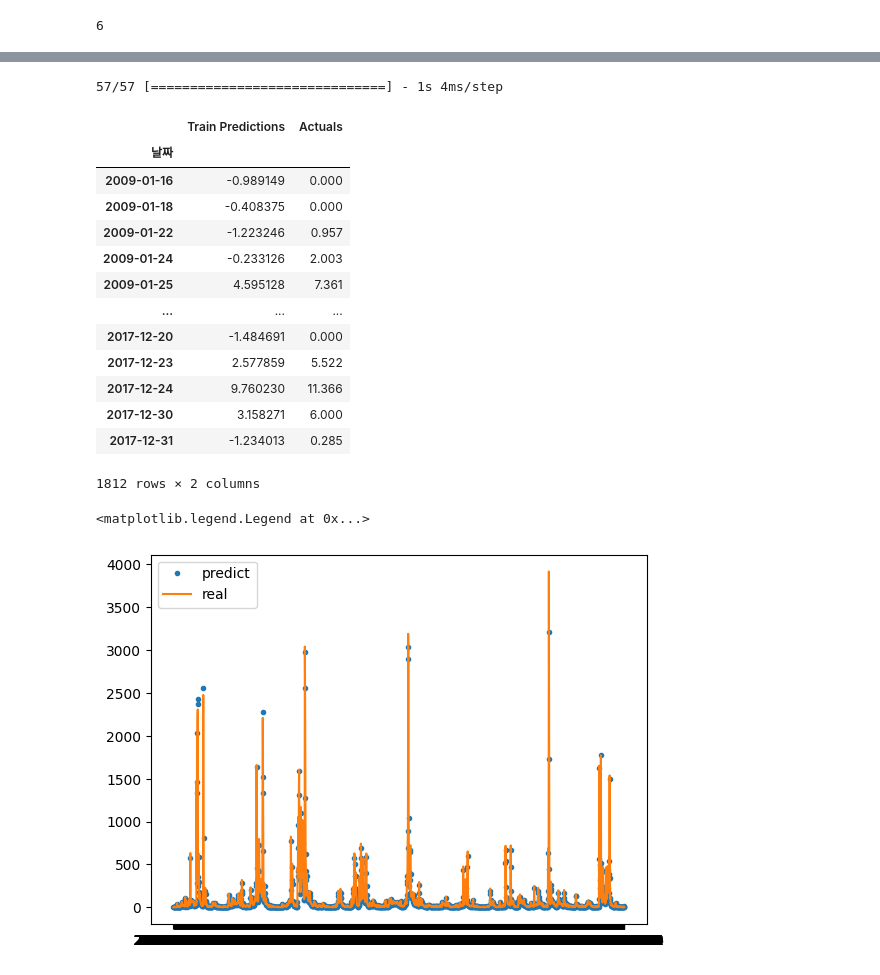
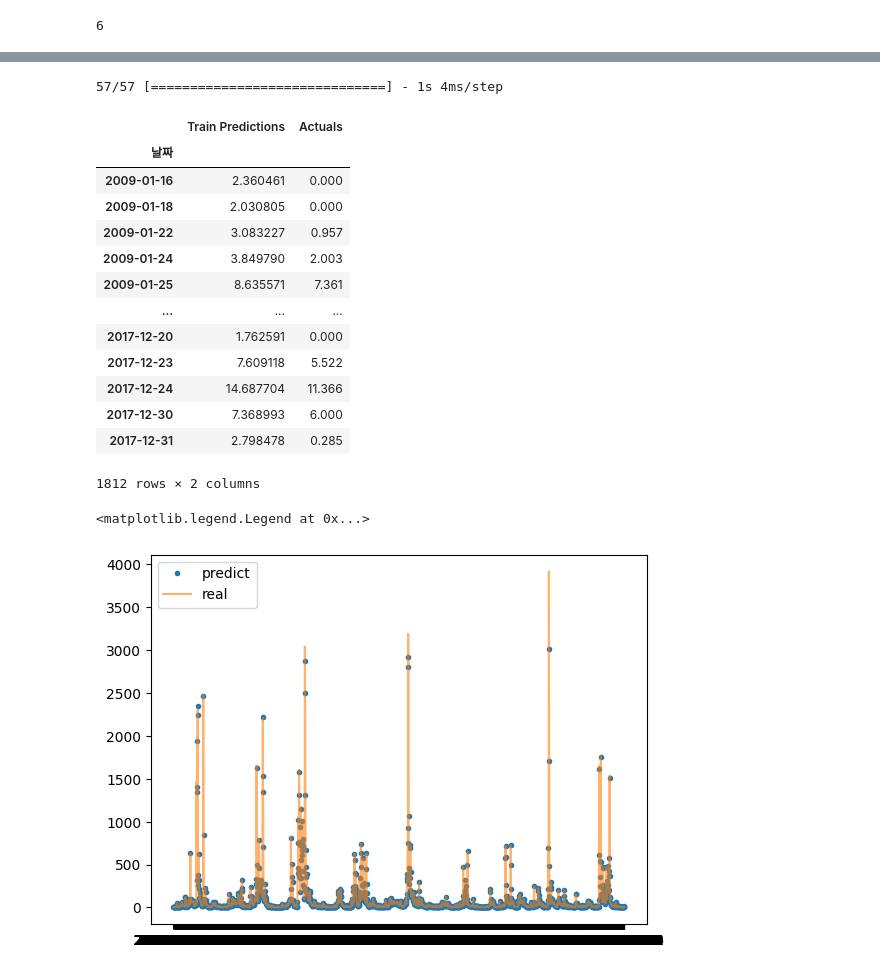
Before and after one commit to zinseo964/dam_flow, a Jupyter notebook: damwithday_deleteNaN.ipynb, the cells around one changed output, grey strips where cells are left out. Drawn from its saved outputs; the diff is of its cells as text; code cells hidden in the pictures.

```diff
--- a/damwithday_deleteNaN.ipynb
+++ b/damwithday_deleteNaN.ipynb
@@ -224,13 +218,13 @@ from tensorflow.keras.losses import MeanSquaredError
 from tensorflow.keras.metrics import RootMeanSquaredError
 from tensorflow.keras.optimizers import Adam
 
-model1 = Sequential()
-model1.add(LSTM(64, input_shape=(6,1)))
-model1.add(Dense(40, 'relu'))
-model1.add(Dense(40, 'relu'))
-model1.add(Dense(8, 'relu'))
-model1.add(Dense(8))
-model1.add(Dense(1))
+model2 = Sequential()
+model2.add(LSTM(64, input_shape=(6,1)))
+model2.add(Dense(40, 'relu'))
+model2.add(Dense(40, 'relu'))
+model2.add(Dense(8, 'relu'))
+model2.add(Dense(8))
+model2.add(Dense(1))
 
-model1.summary()
+model2.summary()
 # %% [output]
@@ -252,8 +246,8 @@ Trainable params: 21545 (84.16 KB)
 Non-trainable params: 0 (0.00 Byte)
 _________________________________________________________________
 # %%
-cp1 = ModelCheckpoint('model1/', save_best_only=True)
-model1.compile(loss=MeanSquaredError(), optimizer=Adam(learning_rate=0.0001), metrics=[RootMeanSquaredError()])
-model1.fit(trainX, trainY, validation_data = (validX, validY), batch_size=10, epochs=50, callbacks=[cp1])
+cp1 = ModelCheckpoint('model2/', save_best_only=True)
+model2.compile(loss=MeanSquaredError(), optimizer=Adam(learning_rate=0.0001), metrics=[RootMeanSquaredError()])
+model2.fit(trainX, trainY, validation_data = (validX, validY), batch_size=10, epochs=50, callbacks=[cp1])
 # %% [output]
 Epoch 1/50
@@ -283,29 +277,29 @@ Train Score: 209.01 MSE (14.46 RMSE)
 # %%
-train_predictions = model1.predict(trainX).flatten()
+train_predictions = model2.predict(trainX).flatten()
 train_results = pd.DataFrame(data={'Train Predictions':train_predictions, 'Actuals':trainY})
 train_results
 # %% [output]
 57/57 [==============================] - 1s 4ms/step
 |  | Train Predictions | Actuals |
 | 날짜 |  |  |
-| 2009-01-16 | -0.989149 | 0.000 |
-| 2009-01-18 | -0.408375 | 0.000 |
-| 2009-01-22 | -1.223246 | 0.957 |
-| 2009-01-24 | -0.233126 | 2.003 |
-| 2009-01-25 | 4.595128 | 7.361 |
+| 2009-01-16 | 2.360461 | 0.000 |
+| 2009-01-18 | 2.030805 | 0.000 |
+| 2009-01-22 | 3.083227 | 0.957 |
+| 2009-01-24 | 3.849790 | 2.003 |
+| 2009-01-25 | 8.635571 | 7.361 |
 | ... | ... | ... |
-| 2017-12-20 | -1.484691 | 0.000 |
-| 2017-12-23 | 2.577859 | 5.522 |
-| 2017-12-24 | 9.760230 | 11.366 |
-| 2017-12-30 | 3.158271 | 6.000 |
-| 2017-12-31 | -1.234013 | 0.285 |
+| 2017-12-20 | 1.762591 | 0.000 |
+| 2017-12-23 | 7.609118 | 5.522 |
+| 2017-12-24 | 14.687704 | 11.366 |
+| 2017-12-30 | 7.368993 | 6.000 |
+| 2017-12-31 | 2.798478 | 0.285 |
 1812 rows × 2 columns
 # %%
 import matplotlib.pyplot as plt
 plt.plot(train_results['Train Predictions'][:],'.')
-plt.plot(train_results['Actuals'][:])
+plt.plot(train_results['Actuals'][:], alpha = 0.6)
 plt.legend(['predict', 'real'])
 # %% [output]
 <matplotlib.legend.Legend at 0x...>
-[figure, old version]
+[figure, new version]
 # %%
```
Also changed, not shown: parts of 13 cells of this notebook.
